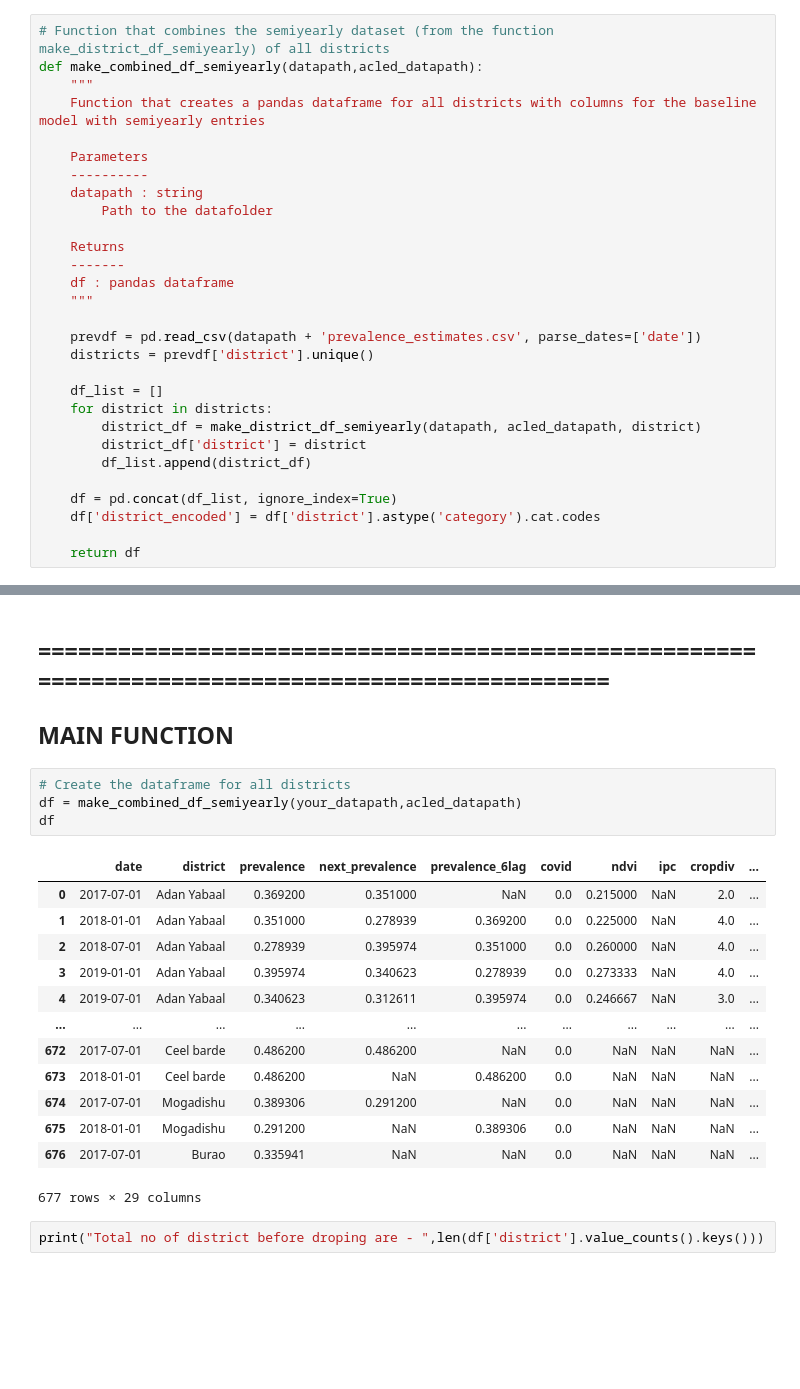
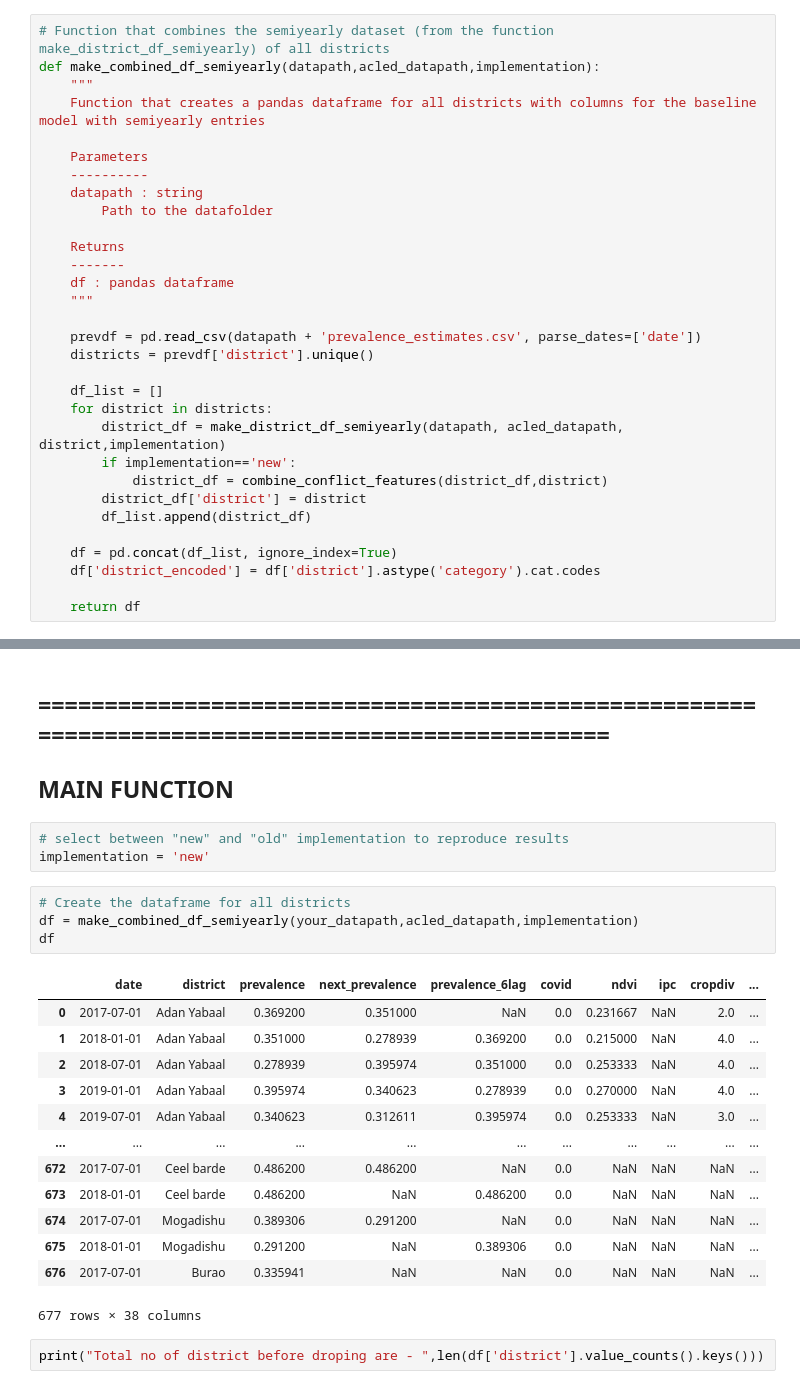
Before and after one commit to abroniewski/Child-Wasting-Prediction, a Jupyter notebook: notebooks/baseline_model_acled.ipynb, the cells around one changed output, grey strips where cells are left out. Drawn from its saved outputs; the diff is of its cells as text; blank space fills up the shorter version.

```diff
--- a/notebooks/baseline_model_acled.ipynb
+++ b/notebooks/baseline_model_acled.ipynb
@@ -144,6 +176,6 @@ def make_district_df_semiyearly(datapath, acled_datapath, district_name):
 # %%
 # Function that combines the semiyearly dataset (from the function make_district_df_semiyearly) of all districts
-def make_combined_df_semiyearly(datapath,acled_datapath):
+def make_combined_df_semiyearly(datapath,acled_datapath,implementation):
     """
     Function that creates a pandas dataframe for all districts with columns for the baseline model with semiyearly entries
 
@@ -162,7 +194,9 @@ def make_combined_df_semiyearly(datapath,acled_datapath):
 
     df_list = []
     for district in districts:
-        district_df = make_district_df_semiyearly(datapath, acled_datapath, district)
+        district_df = make_district_df_semiyearly(datapath, acled_datapath, district,implementation)
+        if implementation=='new':
+            district_df = combine_conflict_features(district_df,district)
         district_df['district'] = district
         df_list.append(district_df)
 
@@ -181,24 +207,27 @@ def subsets(l):
 # %% [markdown]
 ## =================================================================================================
 ## MAIN FUNCTION
+# %%
+# select between "new" and "old" implementation to reproduce results
+implementation = 'new'
 # %%
 # Create the dataframe for all districts
-df = make_combined_df_semiyearly(your_datapath,acled_datapath)
+df = make_combined_df_semiyearly(your_datapath,acled_datapath,implementation)
 df
 # %% [output]
 |  | date | district | prevalence | next_prevalence | prevalence_6lag | covid | ndvi | ipc | cropdiv | ... |
-| 0 | 2017-07-01 | Adan Yabaal | 0.369200 | 0.351000 | NaN | 0.0 | 0.215000 | NaN | 2.0 | ... |
-| 1 | 2018-01-01 | Adan Yabaal | 0.351000 | 0.278939 | 0.369200 | 0.0 | 0.225000 | NaN | 4.0 | ... |
-| 2 | 2018-07-01 | Adan Yabaal | 0.278939 | 0.395974 | 0.351000 | 0.0 | 0.260000 | NaN | 4.0 | ... |
-| 3 | 2019-01-01 | Adan Yabaal | 0.395974 | 0.340623 | 0.278939 | 0.0 | 0.273333 | NaN | 4.0 | ... |
-| 4 | 2019-07-01 | Adan Yabaal | 0.340623 | 0.312611 | 0.395974 | 0.0 | 0.246667 | NaN | 3.0 | ... |
+| 0 | 2017-07-01 | Adan Yabaal | 0.369200 | 0.351000 | NaN | 0.0 | 0.231667 | NaN | 2.0 | ... |
+| 1 | 2018-01-01 | Adan Yabaal | 0.351000 | 0.278939 | 0.369200 | 0.0 | 0.215000 | NaN | 4.0 | ... |
+| 2 | 2018-07-01 | Adan Yabaal | 0.278939 | 0.395974 | 0.351000 | 0.0 | 0.253333 | NaN | 4.0 | ... |
+| 3 | 2019-01-01 | Adan Yabaal | 0.395974 | 0.340623 | 0.278939 | 0.0 | 0.270000 | NaN | 4.0 | ... |
+| 4 | 2019-07-01 | Adan Yabaal | 0.340623 | 0.312611 | 0.395974 | 0.0 | 0.253333 | NaN | 3.0 | ... |
 | ... | ... | ... | ... | ... | ... | ... | ... | ... | ... | ... |
 | 672 | 2017-07-01 | Ceel barde | 0.486200 | 0.486200 | NaN | 0.0 | NaN | NaN | NaN | ... |
 | 673 | 2018-01-01 | Ceel barde | 0.486200 | NaN | 0.486200 | 0.0 | NaN | NaN | NaN | ... |
 | 674 | 2017-07-01 | Mogadishu | 0.389306 | 0.291200 | NaN | 0.0 | NaN | NaN | NaN | ... |
 | 675 | 2018-01-01 | Mogadishu | 0.291200 | NaN | 0.389306 | 0.0 | NaN | NaN | NaN | ... |
 | 676 | 2017-07-01 | Burao | 0.335941 | NaN | NaN | 0.0 | NaN | NaN | NaN | ... |
-677 rows × 29 columns
+677 rows × 38 columns
 # %%
 print("Total no of district before droping are - ",len(df['district'].value_counts().keys()))
 # %% [output]
```
Also changed, not shown: parts of 48 cells of this notebook, 16 other files.
